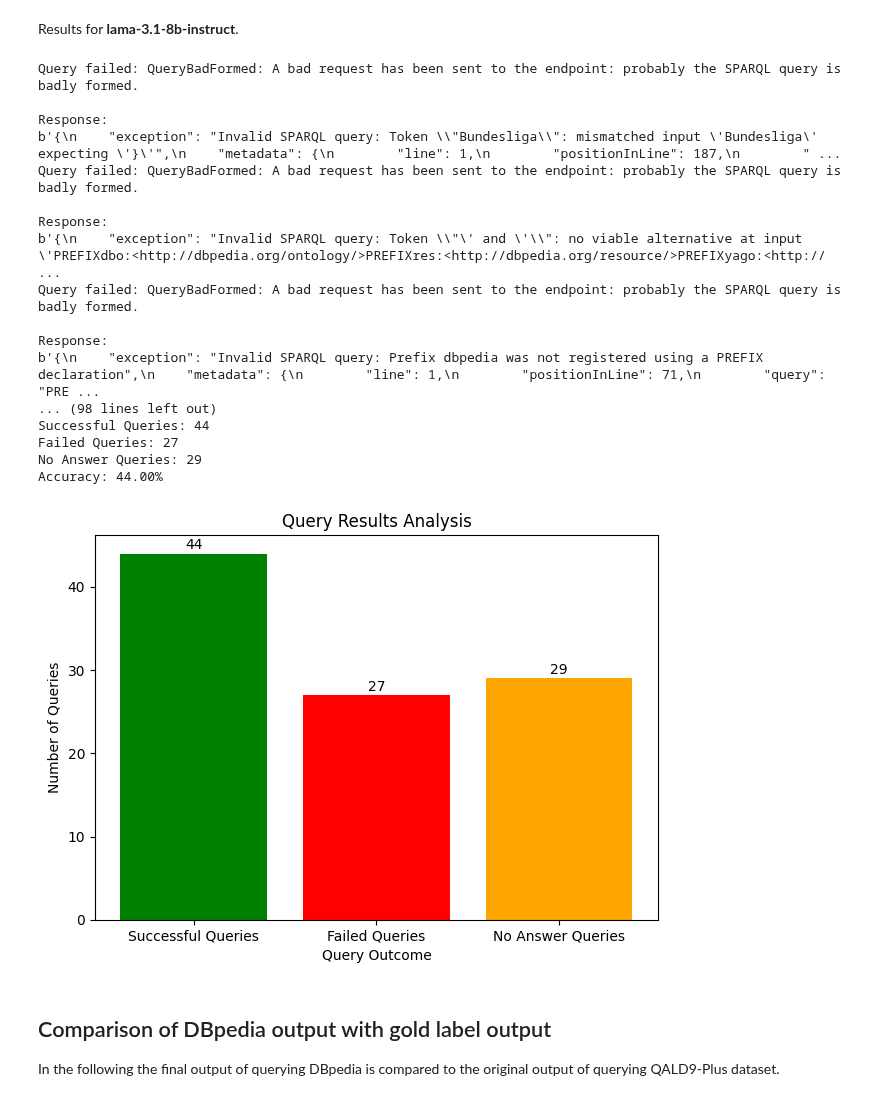
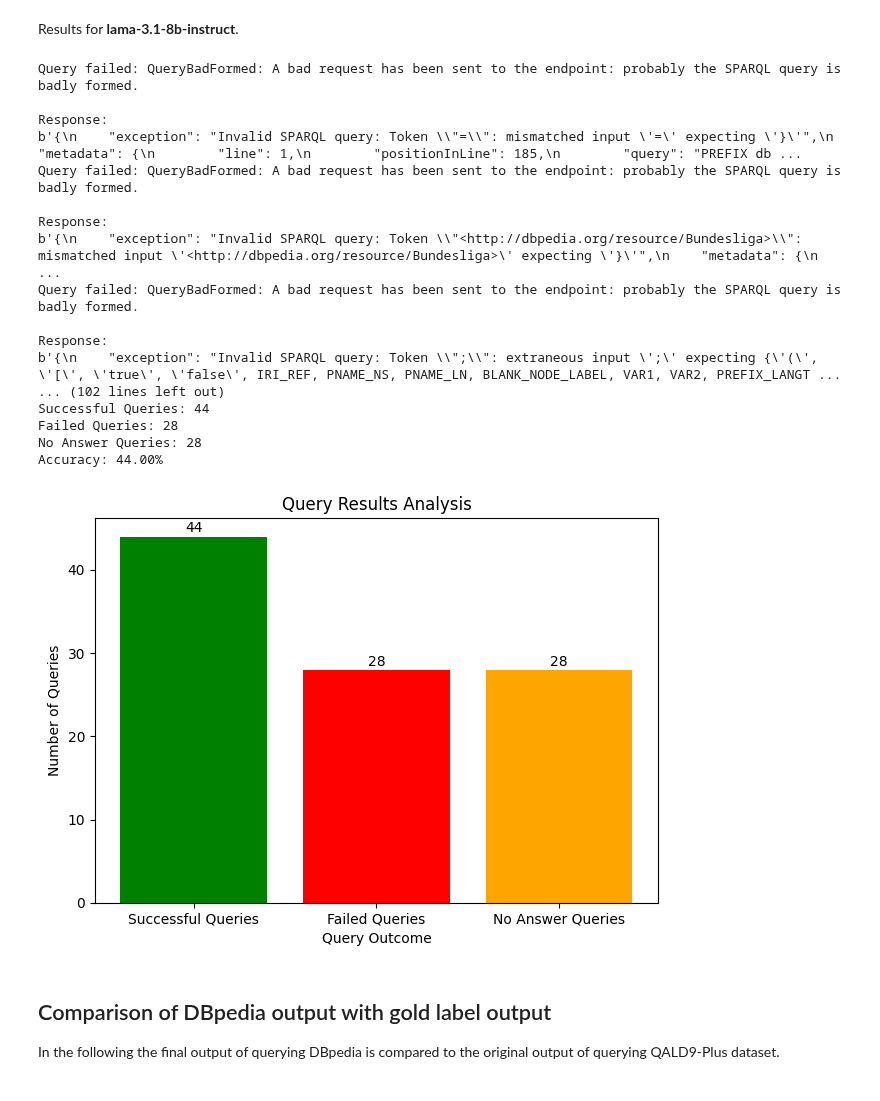
Before and after one commit to semantic-systems/Automatic-SPARQL-translation, a Jupyter notebook: QALD9-Plus-testing/zero-shot-entity-aligned/wikidata-to-dbpedia/zero_shot_entity_aligned_wikidata_to_dbpedia.ipynb, the cells around one changed output. Drawn from its saved outputs; the diff is of its cells as text; code cells hidden in the pictures.

```diff
--- a/QALD9-Plus-testing/zero-shot-entity-aligned/wikidata-to-dbpedia/zero_shot_entity_aligned_wikidata_to_dbpedia.ipynb
+++ b/QALD9-Plus-testing/zero-shot-entity-aligned/wikidata-to-dbpedia/zero_shot_entity_aligned_wikidata_to_dbpedia.ipynb
@@ -373,7 +391,7 @@ Results for **mistral-large-instruct**.
 input_file_path = "mistral_wiki_trans_sparql_queries.json"
 output_file_path = "dbpedia_query_results_mistral.json"
 
-# Wikidata local endpoint
+# DBpedia local endpoint
 DBpedia_ENDPOINT = "http://localhost:7012"
 
 # Define prefixes for the queries
@@ -387,13 +405,27 @@ PREFIX dbr: <http://dbpedia.org/resource/>
 PREFIX skos: <http://www.w3.org/2004/02/skos/core#>
 PREFIX dbc: <http://dbpedia.org/resource/Category:>
 PREFIX dct: <http://purl.org/dc/terms/>
+PREFIX rdf: <http://www.w3.org/1999/02/22-rdf-syntax-ns#>
 """
+
 
 # Function to check and prepend prefixes if not present
 def ensure_prefixes(query):
-    if not query.strip().startswith("PREFIX"):
-        return PREFIXES + query
+    required_prefixes = [
+        "PREFIX rdf: <http://www.w3.org/1999/02/22-rdf-syntax-ns#>",
+        "PREFIX dbo: <http://dbpedia.org/ontology/>",
+        "PREFIX dbr: <http://dbpedia.org/resource/>",
+    ]
+
+    missing_prefixes = [p for p in required_prefixes if p not in query]
+
+    # Ensure the missing prefixes are added to the top
+    if missing_prefixes:
+        query = "\n".join(missing_prefixes) + "\n" + query
+
     return query
+
+
 
 # Function to query the SPARQL endpoint
 def query_sparql(endpoint, query):
@@ -527,6 +559,7 @@ PREFIX dbr: <http://dbpedia.org/resource/>
 PREFIX skos: <http://www.w3.org/2004/02/skos/core#>
 PREFIX dbc: <http://dbpedia.org/resource/Category:>
 PREFIX dct: <http://purl.org/dc/terms/>
+PREFIX db: <http://dbpedia.org/ontology/>
 """
 
 # Function to check and prepend prefixes if not present
@@ -612,40 +645,40 @@ print(f"Total Queries: {total_queries}")
 print(f"Successful Queries: {successful_queries}")
 print(f"Failed Queries: {failed_queries}")
 print(f"No Answer Queries: {no_answer_queries}")
 print(f"Accuracy: {accuracy:.2f}%")
 
 # Visualize results with a bar chart
 categories = ['Successful Queries', 'Failed Queries', 'No Answer Queries']
 counts = [successful_queries, failed_queries, no_answer_queries]
 colors = ['green', 'red', 'orange']
 
 plt.bar(categories, counts, color=colors)
 plt.title('Query Results Analysis')
 plt.ylabel('Number of Queries')
 plt.xlabel('Query Outcome')
 for i, count in enumerate(counts):
     plt.text(i, count + 0.5, str(count), ha='center')
 plt.tight_layout()
 plt.show()
 # %% [output]
 Query failed: QueryBadFormed: A bad request has been sent to the endpoint: probably the SPARQL query is badly formed.
 
 Response:
-b'{\n    "exception": "Invalid SPARQL query: Token \\"Bundesliga\\": mismatched input \'Bundesliga\' expecting \'}\'",\n    "metadata": {\n        "line": 1,\n        "positionInLine": 187,\n        " ...
+b'{\n    "exception": "Invalid SPARQL query: Token \\"=\\": mismatched input \'=\' expecting \'}\'",\n    "metadata": {\n        "line": 1,\n        "positionInLine": 185,\n        "query": "PREFIX db ...
 Query failed: QueryBadFormed: A bad request has been sent to the endpoint: probably the SPARQL query is badly formed.
 
 Response:
-b'{\n    "exception": "Invalid SPARQL query: Token \\"\' and \'\\": no viable alternative at input \'PREFIXdbo:<http://dbpedia.org/ontology/>PREFIXres:<http://dbpedia.org/resource/>PREFIXyago:<http:// ...
+b'{\n    "exception": "Invalid SPARQL query: Token \\"<http://dbpedia.org/resource/Bundesliga>\\": mismatched input \'<http://dbpedia.org/resource/Bundesliga>\' expecting \'}\'",\n    "metadata": {\n  ...
 Query failed: QueryBadFormed: A bad request has been sent to the endpoint: probably the SPARQL query is badly formed.
 
 Response:
-b'{\n    "exception": "Invalid SPARQL query: Prefix dbpedia was not registered using a PREFIX declaration",\n    "metadata": {\n        "line": 1,\n        "positionInLine": 71,\n        "query": "PRE ...
-... (98 lines left out)
+b'{\n    "exception": "Invalid SPARQL query: Token \\";\\": extraneous input \';\' expecting {\'(\', \'[\', \'true\', \'false\', IRI_REF, PNAME_NS, PNAME_LN, BLANK_NODE_LABEL, VAR1, VAR2, PREFIX_LANGT ...
+... (102 lines left out)
 Successful Queries: 44
-Failed Queries: 27
-No Answer Queries: 29
+Failed Queries: 28
+No Answer Queries: 28
 Accuracy: 44.00%
-[figure, old version]
+[figure, new version]
 # %% [markdown]
 ## Comparison of DBpedia output with gold label output
 In the following the final output of querying DBpedia is compared to the original output of querying QALD9-Plus dataset.
```
Also changed, not shown: parts of 5 cells of this notebook, 10 other files.
